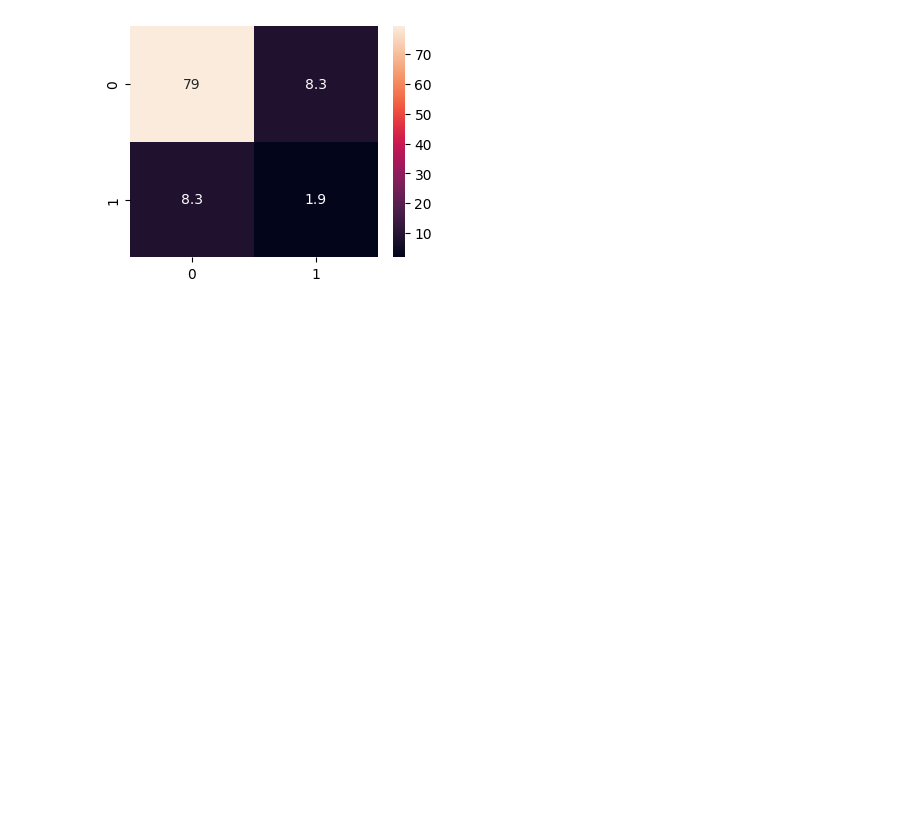
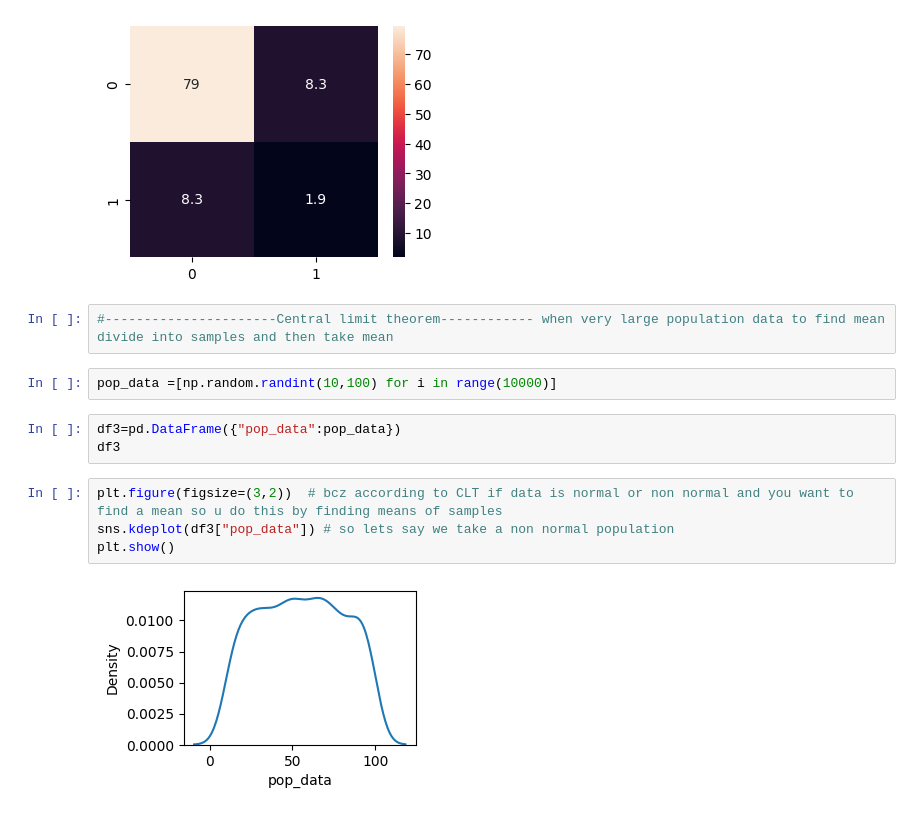
Before and after one commit to syedali254/Data-science, a Jupyter notebook: Untitled.ipynb, the cells around one changed output. Saved outputs shown, nothing was run; the diff lists cells and outputs as text; blank space fills up the shorter version.

```diff
--- a/Untitled.ipynb
+++ b/Untitled.ipynb
@@ -293,3 +293,16 @@ sns.heatmap(cov_data,annot=True)
 plt.show()
 # %% [output]
 [figure]
+# %%
+#----------------------Central limit theorem------------ when very large population data to find mean divide into samples and then take mean
+# %%
+pop_data =[np.random.randint(10,100) for i in range(10000)]
+# %%
+df3=pd.DataFrame({"pop_data":pop_data})
+df3
+# %%
+plt.figure(figsize=(3,2))  # bcz according to CLT if data is normal or non normal and you want to find a mean so u do this by finding means of samples
+sns.kdeplot(df3["pop_data"]) # so lets say we take a non normal population
+plt.show()
+# %% [output]
+[figure, added]
```
Also changed, not shown: parts of 3 cells of this notebook.
